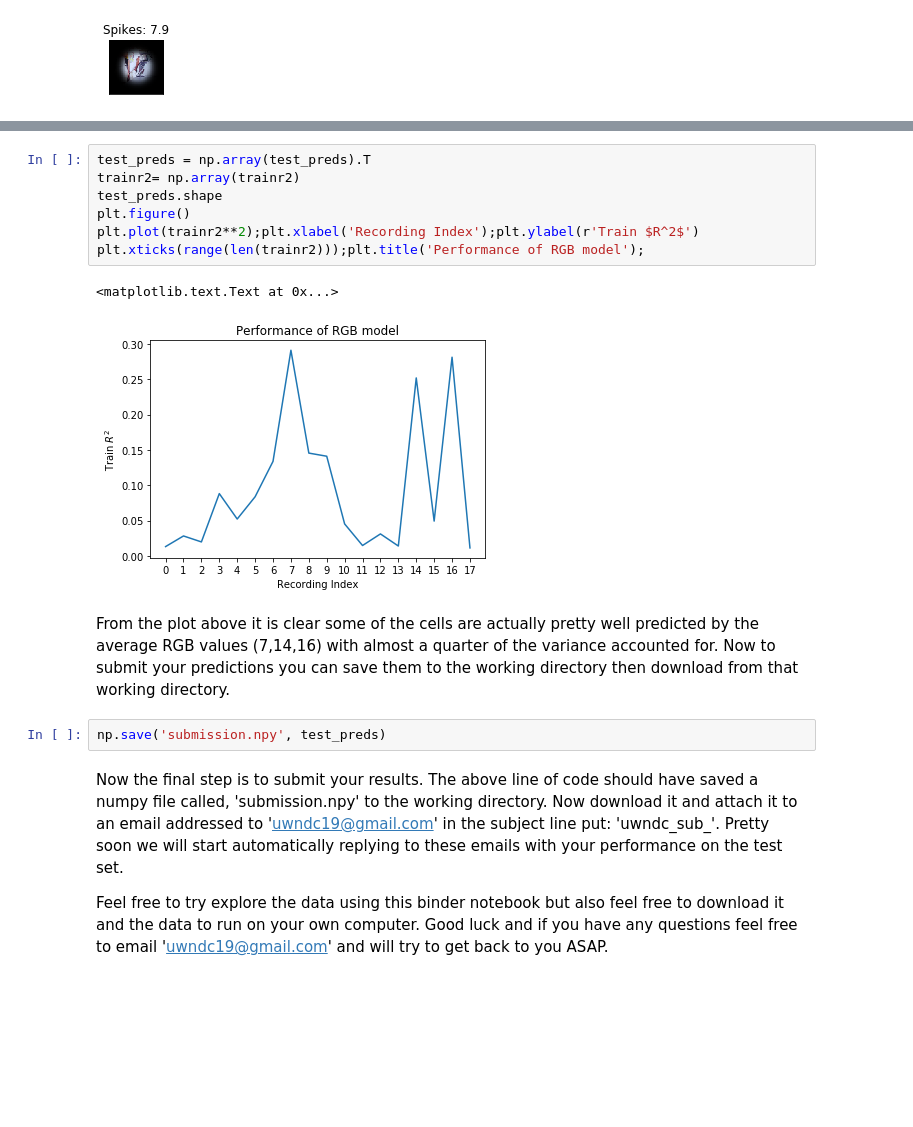
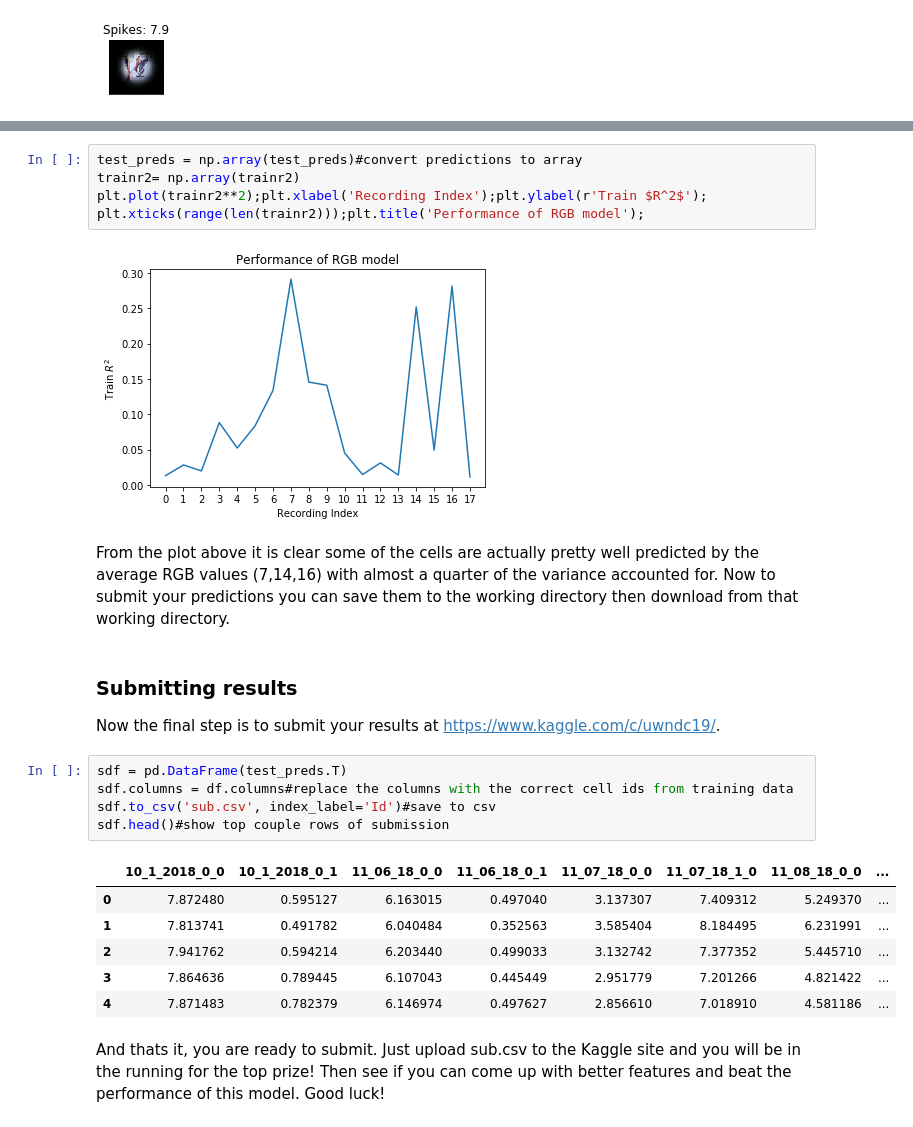
Before and after one commit to deanpospisil/uwndc, a Jupyter notebook: UW Neural Data Challenge.ipynb, the cells around one changed output, grey strips where cells are left out. Cells and saved outputs as stored; diff of their text form; blank space fills up the shorter version.

```diff
--- a/UW Neural Data Challenge.ipynb
+++ b/UW Neural Data Challenge.ipynb
@@ -135,18 +146,26 @@ for i in range(df.shape[1]):#for each recording
 # %%
-test_preds = np.array(test_preds).T
+test_preds = np.array(test_preds)#convert predictions to array
 trainr2= np.array(trainr2)
-test_preds.shape
-plt.figure()
-plt.plot(trainr2**2);plt.xlabel('Recording Index');plt.ylabel(r'Train $R^2$')
+plt.plot(trainr2**2);plt.xlabel('Recording Index');plt.ylabel(r'Train $R^2$');
 plt.xticks(range(len(trainr2)));plt.title('Performance of RGB model');
 # %% [output]
-<matplotlib.text.Text at 0x...>
 [figure]
 # %% [markdown]
 From the plot above it is clear some of the cells are actually pretty well predicted by the average RGB values (7,14,16) with almost a quarter of the variance accounted for. Now to submit your predictions you can save them to the working directory then download from that working directory.
-# %%
-np.save('submission.npy', test_preds)
-# %% [markdown]
-Now the final step is to submit your results. The above line of code should have saved a numpy file called, 'submission.npy' to the working directory. Now download it and attach it to an email addressed to 'uwndc19@gmail.com' in the subject line put: 'uwndc_sub_<yourteamnamehere>'. Pretty soon we will start automatically replying to these emails with your performance on the test set.
-
-Feel free to try explore the data using this binder notebook but also feel free to download it and the data to run on your own computer. Good luck and if you have any questions feel free to email 'uwndc19@gmail.com' and will try to get back to you ASAP.
+# %% [markdown]
+### Submitting results
+Now the final step is to submit your results at https://www.kaggle.com/c/uwndc19/.
+# %%
+sdf = pd.DataFrame(test_preds.T)
+sdf.columns = df.columns#replace the columns with the correct cell ids from training data
+sdf.to_csv('sub.csv', index_label='Id')#save to csv
+sdf.head()#show top couple rows of submission
+# %% [output]
+|  | 10_1_2018_0_0 | 10_1_2018_0_1 | 11_06_18_0_0 | 11_06_18_0_1 | 11_07_18_0_0 | 11_07_18_1_0 | 11_08_18_0_0 | ... |
+| 0 | 7.872480 | 0.595127 | 6.163015 | 0.497040 | 3.137307 | 7.409312 | 5.249370 | ... |
+| 1 | 7.813741 | 0.491782 | 6.040484 | 0.352563 | 3.585404 | 8.184495 | 6.231991 | ... |
+| 2 | 7.941762 | 0.594214 | 6.203440 | 0.499033 | 3.132742 | 7.377352 | 5.445710 | ... |
+| 3 | 7.864636 | 0.789445 | 6.107043 | 0.445449 | 2.951779 | 7.201266 | 4.821422 | ... |
+| 4 | 7.871483 | 0.782379 | 6.146974 | 0.497627 | 2.856610 | 7.018910 | 4.581186 | ... |
+# %% [markdown]
+And thats it, you are ready to submit. Just upload sub.csv to the Kaggle site and you will be in the running for the top prize! Then see if you can come up with better features and beat the performance of this model. Good luck!
```
Also changed, not shown: parts of 10 cells of this notebook, 1 other file.
